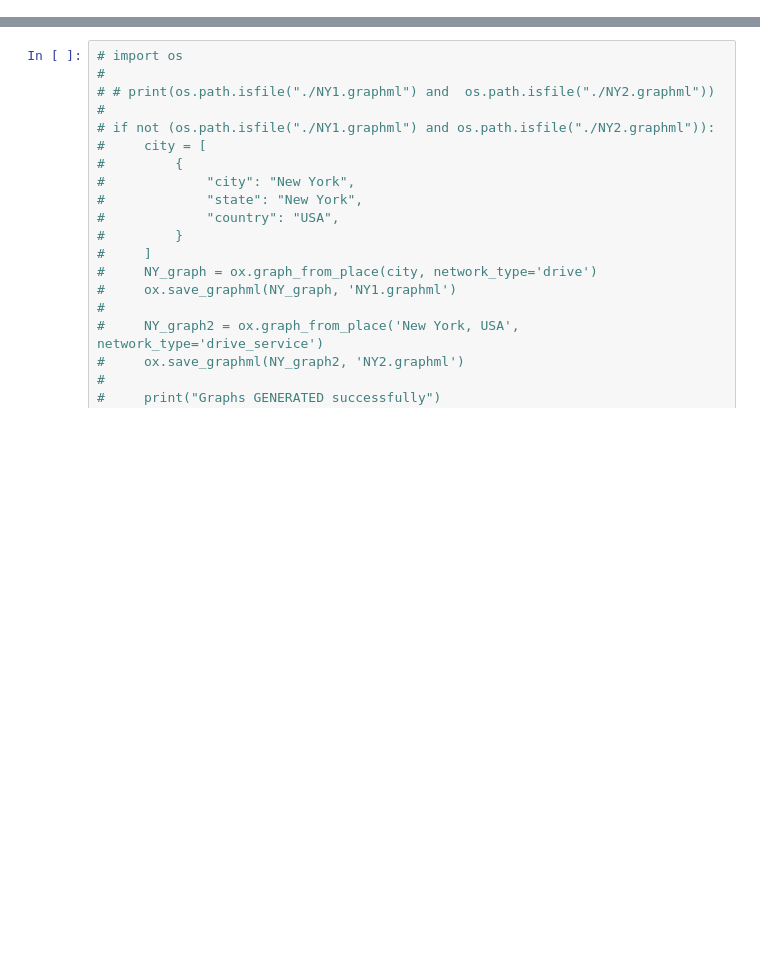
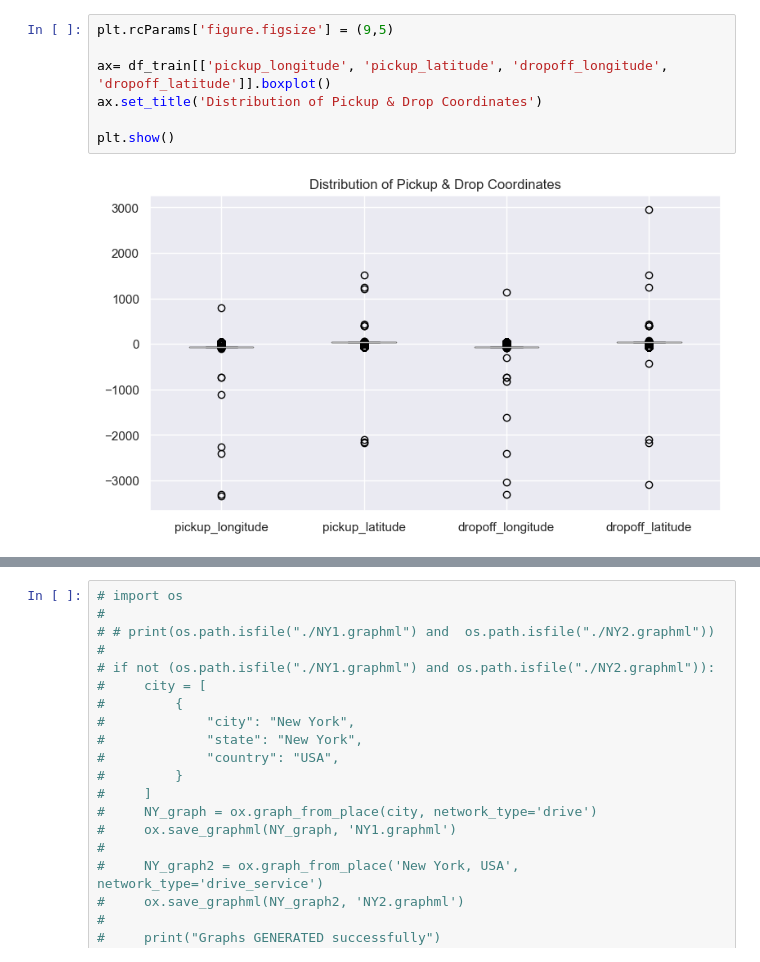
Before and after one commit to Vishnu-G-B/NYC_Taxi_Fare_Prediciton, a Jupyter notebook: Taxi_Fare_Prediction.ipynb, the cells around one changed output, grey strips where cells are left out. Drawn from its saved outputs; the diff is of its cells as text; blank space fills up the shorter version.

```diff
--- a/Taxi_Fare_Prediction.ipynb
+++ b/Taxi_Fare_Prediction.ipynb
@@ -127,0 +106,9 @@ Name: Haversine_distance, dtype: float64
+# %%
+plt.rcParams['figure.figsize'] = (9,5)
+
+ax= df_train[['pickup_longitude', 'pickup_latitude', 'dropoff_longitude', 'dropoff_latitude']].boxplot()
+ax.set_title('Distribution of Pickup & Drop Coordinates')
+
+plt.show()
+# %% [output]
+[figure, added]
```
Also changed, not shown: parts of 101 cells of this notebook, 1 other file.
